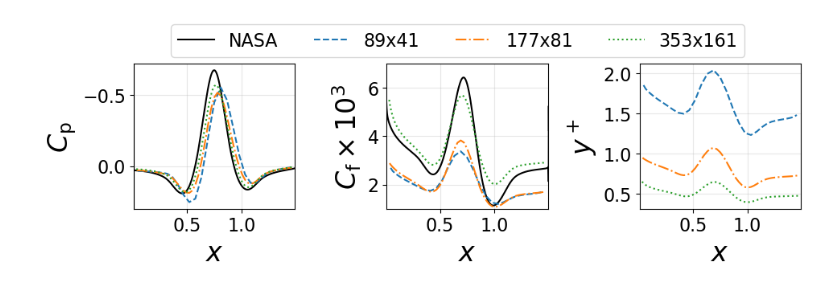
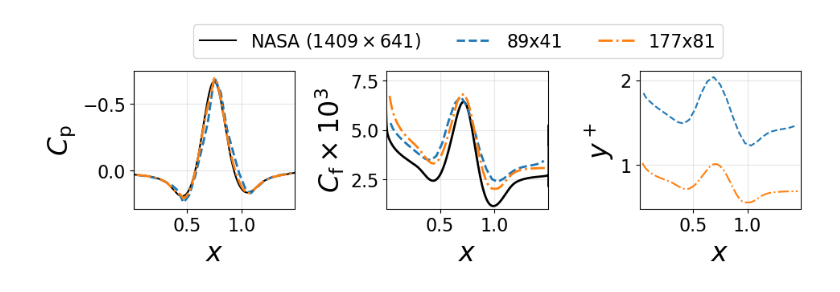
Before and after one commit to Propulsion-Power-TU-Delft/CTurboBFM, a Jupyter notebook: testcases/Turbulent_NasaBump/Run/compare_results.ipynb, the cells around one changed output. Drawn from its saved outputs; the diff is of its cells as text; code cells hidden in the pictures.

```diff
--- a/testcases/Turbulent_NasaBump/Run/compare_results.ipynb
+++ b/testcases/Turbulent_NasaBump/Run/compare_results.ipynb
@@ -9,7 +9,7 @@ import re
 input_filenames = [
         "Level_04/Volume_CSV/results.csv",
         "Level_03/Volume_CSV/results.csv",
-        "Level_02/Volume_CSV/results.csv",
+        # "Level_02/Volume_CSV/results.csv",
         ]
 
 labels = [
@@ -24,9 +24,9 @@ lstyles = [
 ]
 # %%
 # reference quantities
-p_ref = 100000
+p_ref = 101325
 T_ref = 300
-Rair = 287.058
+Rair = 287.06
 gamma = 1.4
 M_ref = 0.2
 rho_ref = p_ref / (Rair * T_ref)
@@ -53,18 +53,18 @@ nasa_cp = np.loadtxt('reference/cp_bump.dat', skiprows=2)
 nasa_cf = np.loadtxt('reference/cf_bump.dat', skiprows=2)
 # %%
 def compute_cp(p):
-    return (p-p_ref) / 2/q_ref
+    return (p-p_ref) / q_ref
 
 def compute_cf(tau_x):
-    return tau_x / 2/q_ref
+    return tau_x / q_ref
 # %%
 xmin = 0.03
 xmax = 1.47
 
 fig, ax = plt.subplots(1, 3, figsize=(10, 3))
 
-ax[0].plot(nasa_cp[:, 0], nasa_cp[:, 1], label='NASA', color='k')
-ax[1].plot(nasa_cf[:, 0], nasa_cf[:, 1]*1e3, color='k')
+ax[0].plot(nasa_cp[:, 0], nasa_cp[:, 1], label=r"NASA ($1409 \times 641$)", color='k')
+ax[1].plot(nasa_cf[:, 0], nasa_cf[:, 1]*1e3, color='k', lw=2)
 
 for key, data in datas.items():
     mask = (data['x'][:, 0, 0] > xmin) & (data['x'][:, 0, 0] < xmax)
@@ -73,39 +73,37 @@ for key, data in datas.items():
     p = data['Pressure'][idx, 0, 0]
     x = data['x'][idx, 0, 0]
     tau_x = data['Wall Shear Stress X'][idx, 0, 0]
     tau_y = data['Wall Shear Stress Y'][idx, 0, 0]
     tau = np.sqrt(tau_x**2 + tau_y**2)
     yplus = data['Y Plus'][idx, 0, 0]
 
-    ax[0].plot(x, compute_cp(p), lstyles[key], mfc='none',label=labels[key])
-
-
-    ax[1].plot(x, compute_cf(tau)*1e3, lstyles[key])
+    ax[0].plot(x, compute_cp(p), lstyles[key], mfc='none',label=labels[key], lw=2)
+    ax[1].plot(x, compute_cf(tau)*1e3, lstyles[key], lw=2)
     ax[2].plot(x, yplus, lstyles[key])
 
 
 fig.legend(ncol=len(input_filenames)+1, bbox_to_anchor=(0.55, 1.12), loc='upper center')
 ax[0].invert_yaxis()
 ax[0].set_ylabel(r'$C_{\rm p}$')
 ax[0].set_xlabel(r'$x$')
 ax[0].grid(alpha=0.3)
 ax[0].set_xlim(0.01, 1.49)
 
 ax[1].set_ylabel(r'$C_{\rm f} \times 10^3$')
 ax[1].set_xlabel(r'$x$')
 ax[1].grid(alpha=0.3)
-ax[1].set_ylim(1, 7)
+ax[1].set_ylim(1, 8)
 ax[1].set_xlim(0.01, 1.49)
 
 ax[2].set_ylabel(r'$y^+$')
 ax[2].set_xlabel(r'$x$')
 ax[2].grid(alpha=0.3)
 ax[2].set_xlim(0.01, 1.49)
 
 fig.tight_layout()
 fig.savefig('nasa_bump_comparison.pdf', bbox_inches='tight')
 # %% [output]
-[figure, old version]
+[figure, new version]
 # %%
 xmin = 0.0
 xmax = 1.5
```
Also changed, not shown: parts of 2 cells of this notebook, 13 other files.
